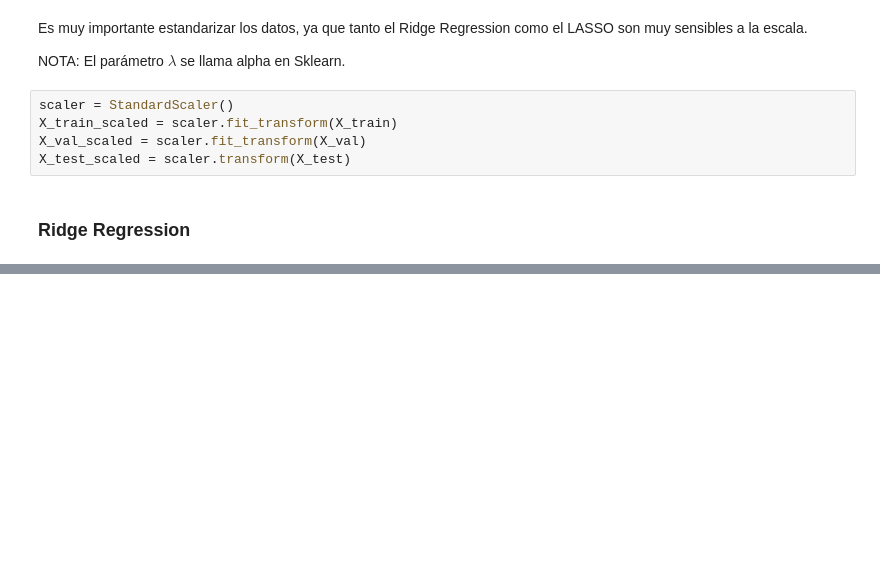
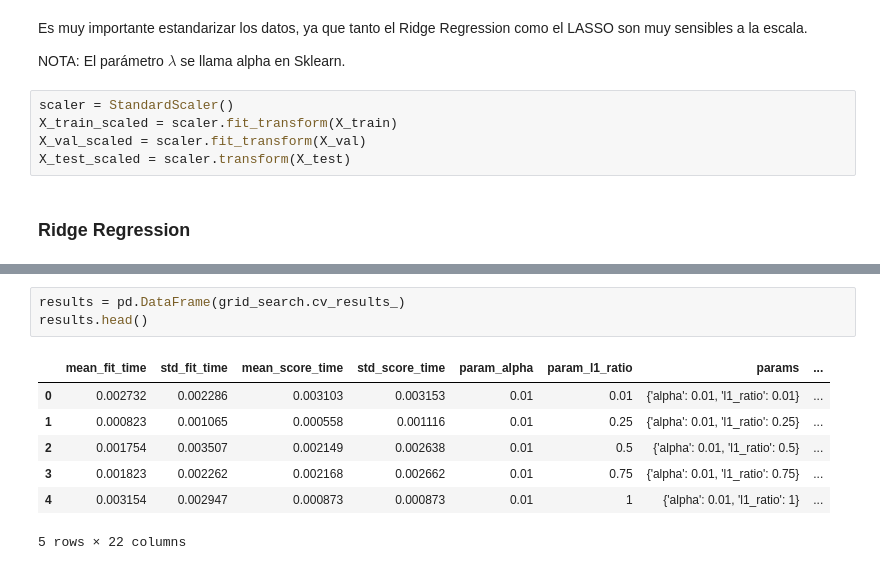
Before and after one commit to MalenaSancho/TFG, a Jupyter notebook: TFG/TFG_Python.ipynb, the cells around one changed output, grey strips where cells are left out. Saved outputs shown, nothing was run; the diff lists cells and outputs as text; blank space fills up the shorter version.

```diff
--- a/TFG/TFG_Python.ipynb
+++ b/TFG/TFG_Python.ipynb
@@ -1135,0 +1494,11 @@ X_test_scaled = scaler.transform(X_test)
+# %%
+results = pd.DataFrame(grid_search.cv_results_)
+results.head()
+# %% [output]
+|  | mean_fit_time | std_fit_time | mean_score_time | std_score_time | param_alpha | param_l1_ratio | params | ... |
+| 0 | 0.002732 | 0.002286 | 0.003103 | 0.003153 | 0.01 | 0.01 | {'alpha': 0.01, 'l1_ratio': 0.01} | ... |
+| 1 | 0.000823 | 0.001065 | 0.000558 | 0.001116 | 0.01 | 0.25 | {'alpha': 0.01, 'l1_ratio': 0.25} | ... |
+| 2 | 0.001754 | 0.003507 | 0.002149 | 0.002638 | 0.01 | 0.5 | {'alpha': 0.01, 'l1_ratio': 0.5} | ... |
+| 3 | 0.001823 | 0.002262 | 0.002168 | 0.002662 | 0.01 | 0.75 | {'alpha': 0.01, 'l1_ratio': 0.75} | ... |
+| 4 | 0.003154 | 0.002947 | 0.000873 | 0.000873 | 0.01 | 1 | {'alpha': 0.01, 'l1_ratio': 1} | ... |
+5 rows × 22 columns
```
Also changed, not shown: parts of 9 cells of this notebook.
